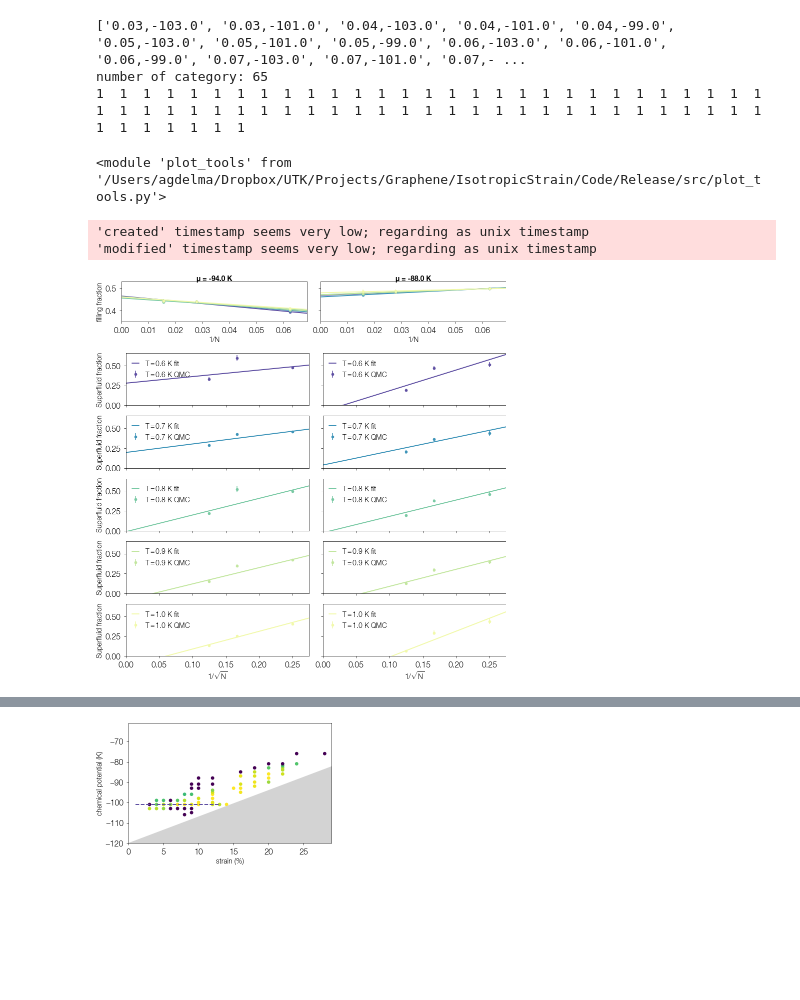
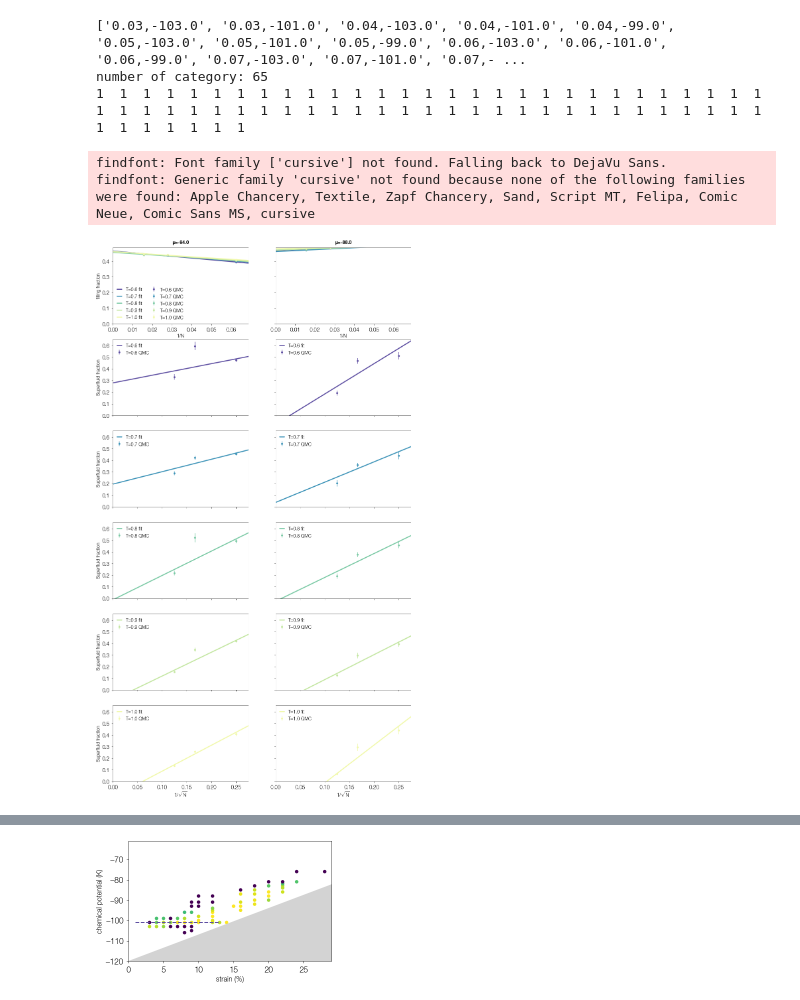
Before and after one commit to DelMaestroGroup/papers-code-Superfluid4HeStrainGraphene, a Jupyter notebook: src/AdsorptionPhaseAnalyzer.ipynb, the cells around one changed output, grey strips where cells are left out. Cells and saved outputs as stored; diff of their text form; code cells hidden in the pictures; blank space fills up the shorter version.

```diff
--- a/src/AdsorptionPhaseAnalyzer.ipynb
+++ b/src/AdsorptionPhaseAnalyzer.ipynb
@@ -14,6 +14,10 @@ import json
 import dframe_tools as dtools
 import plot_tools as ptools
 import gen_resubmit as gensub
+
+from scipy.interpolate import interp1d
+from scipy.interpolate import UnivariateSpline
+import matplotlib.colors as mcolors
 
 # Comment out for description of below modules
 # dtools.help()
@@ -37,9 +41,10 @@ if is_csv == 1:
 
     dbase = pd.read_csv('../data/SFphase_data.csv')
     dbase['filedic'] = dbase['filedic'].apply(lambda x: json.loads(x.replace("'", '"')))
+    dbase['boxdims'] = dbase['boxdims'].apply(lambda x: [float(t) for t in x.strip('[').strip(']').split(',')])
 
 else:
-### from raw data
+### from raw data, check the path of data extracted from OUTPUT_phase.zip
     path = '/home/sang/UVM/He4Graphene/OUTPUT'
     dbase = dtools.df_pimc(path, skip = 0, noenergy = 1, replace = 1)
 
@@ -120,10 +125,8 @@ for k in keylst:
     case_alist[k], case_aerrlist[k]  = ptools.non_plot_superfrac(case_out[k])
 # %%
 #reload module
-import importlib
-importlib.reload(ptools)
+# import importlib
+# importlib.reload(ptools)
-# %% [output]
-<module 'plot_tools' from '/Users/agdelma/Dropbox/UTK/Projects/Graphene/IsotropicStrain/Code/Release/src/plot_tools.py'>
 # %%
 def name_change(key):
     case_name = key.split(',')
@@ -131,19 +134,19 @@ def name_change(key):
 # %%
 plt.style.reload_library()
 dgutils.fonts.set_custom_font(font_path)
 _case_key = '0.12,-94.0'
 _case_key2 = '0.12,-88.0'
 _target = dfdict[_case_key]
 _target2 = dfdict[_case_key2]
 _plot_target = _target[_target['T']>0.5]
 _plot_target2 = _target2[_target2['T']>0.5]
 
-nplot = ptools.plot_only_two_agd(ptools.esti_array_multi(_plot_target),ptools.esti_array_multi(_plot_target2))
-nplot.savefig('../figures/'+'figS3'+'.pdf')
+nplot = ptools.plot_only_two(ptools.esti_array_multi(_plot_target),ptools.esti_array_multi(_plot_target2))
+# nplot.savefig('../figures/'+'figS3'+'.pdf')
 # %% [output]
-'created' timestamp seems very low; regarding as unix timestamp
-'modified' timestamp seems very low; regarding as unix timestamp
+findfont: Font family ['cursive'] not found. Falling back to DejaVu Sans.
+findfont: Generic family 'cursive' not found because none of the following families were found: Apple Chancery, Textile, Zapf Chancery, Sand, Script MT, Felipa, Comic Neue, Comic Sans MS, cursive
-[figure, old version]
+[figure, new version]
 # %%
 # If you want to plot data, use below
 # plt.style.reload_library()
```
Also changed, not shown: parts of 5 cells of this notebook, 6 other files.
